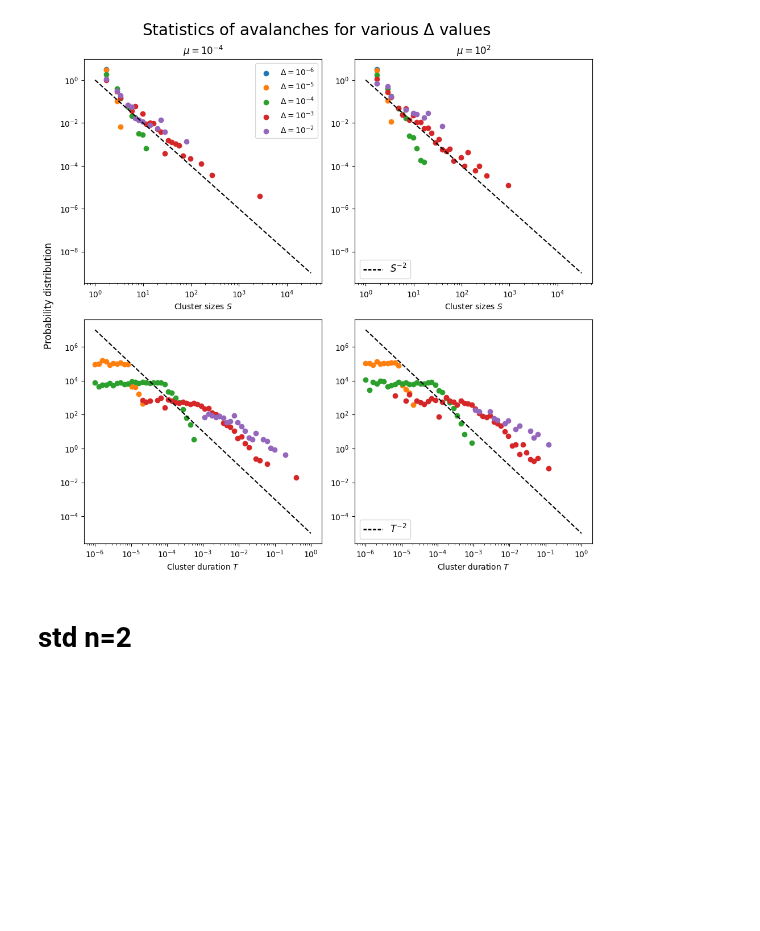
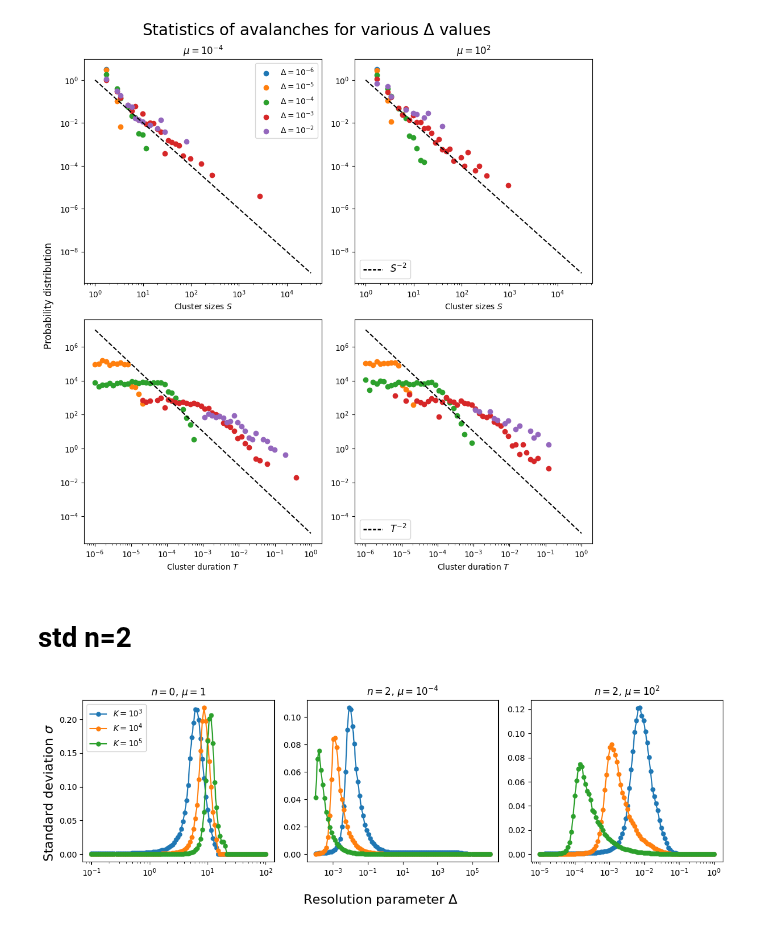
Before and after one commit to RivasAntonio/TFM, a Jupyter notebook: Códigos/Hawkes/Pruebas_n=2.ipynb, the cells around one changed output. Saved outputs shown, nothing was run; the diff lists cells and outputs as text; code cells hidden in the pictures; blank space fills up the shorter version.

```diff
--- a/Códigos/Hawkes/Pruebas_n=2.ipynb
+++ b/Códigos/Hawkes/Pruebas_n=2.ipynb
@@ -1274,35 +1274,37 @@ mus = [1, 10**-4, 10**2]
 ns = [0, 2, 2]
 
 labels = ['$K=10^3$', '$K=10^4$','$K=10^5$','$K=10^6$','$K=10^7$','$K=10^8$']
-deltas = [np.logspace(-1, 2, num = 100, base = 10), np.logspace(-4, 6, num = 100, base = 10), np.logspace(-5, 0, num = 100, base = 10)]
-#np.save (f'./data/deltas_R={R}_article', deltas)
+deltas = [np.logspace(-1, 2, num = 100, base = 10), np.logspace(-6, 2, num = 100, base = 10), np.logspace(-5, 0, num = 100, base = 10)]
+np.save (f'./data/deltas_R={R}n=2', deltas)
 
 for i in range(3):
     n = ns[i]
     mu = mus[i]
     ax = fig.add_subplot(axgrid[0, i])
     for _ in range(3):
         K = 10**(_+3) # Cambiar a 3 cuando quiera la figura
         delta = deltas[i]
         percolations = np.zeros([R, len(delta)])
 
         for j in range(R):
             times_between_events, _, _ = generate_series_perc(K, n, mu)
             percolations[j,:] = calculate_percolation_strength(times_between_events, delta)
 
         susceptibility = np.std(percolations, axis=0)
         np.save(f'./data/percolation_std_n={n}_mu={mu}_K={K},R={R}', np.std(susceptibility, axis=0))
         ax.plot(delta, susceptibility, marker='o', markersize=5)
 
     ax.set_xscale('log')
     #ax.set_ylim(0, 0.4)
     #ax.set_yticks([0, 0.5, 1])
 
 fig.supxlabel('Resolution parameter $\Delta$', fontsize=16)
 fig.axes[0].set_title('$n=0$, $\mu=1$')
 fig.axes[1].set_title('$n=2$, $\mu=10^{-4}$')
 fig.axes[2].set_title('$n=2$, $\mu=10^{2}$')
 fig.axes[0].legend(labels, loc='upper left', ncol=1, fontsize=10)
 fig.supylabel('Standard deviation $\sigma$', fontsize=16)
 
 fig.tight_layout()
+# %% [output]
+[figure, added]
```
Also changed, not shown: 6 other files.
